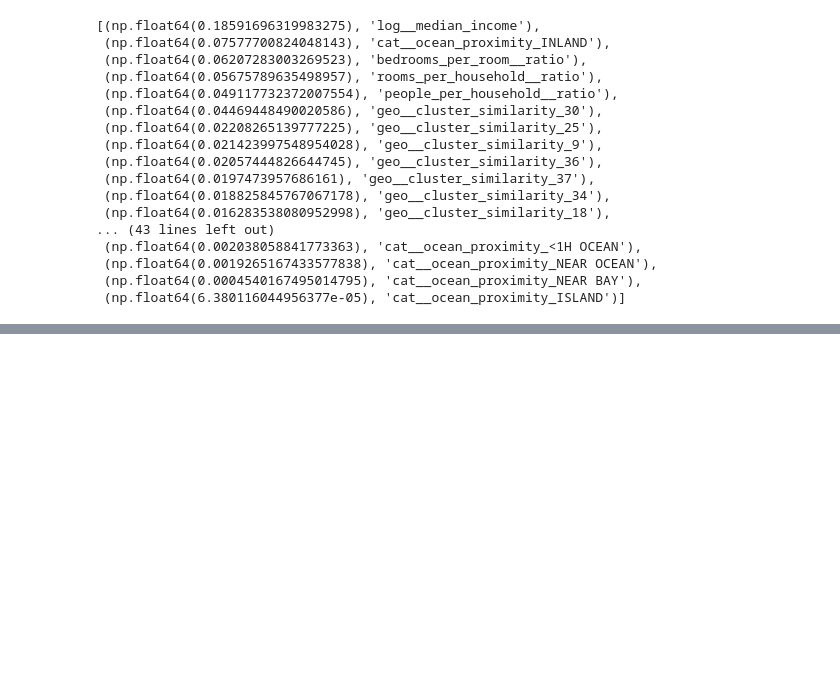
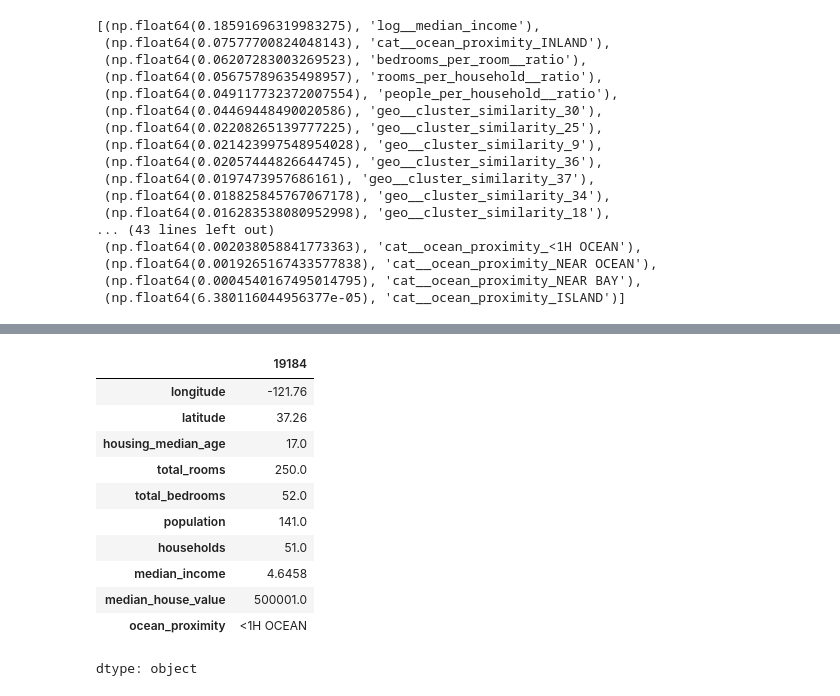
Before and after one commit to setyawanandrew74-pixel/MLops_Project_1, a Jupyter notebook: notebooks/data preparation final revisi.ipynb, the cells around one changed output, grey strips where cells are left out. Cells and saved outputs as stored; diff of their text form; code cells hidden in the pictures; blank space fills up the shorter version.

```diff
--- a/notebooks/data preparation final revisi.ipynb
+++ b/notebooks/data preparation final revisi.ipynb
@@ -486,0 +561,16 @@ sorted(zip(feature_importances,
+# %%
+#Data error terbesar
+housing.iloc[9125]
+# %% [output]
+|  | 19184 |
+| longitude | -121.76 |
+| latitude | 37.26 |
+| housing_median_age | 17.0 |
+| total_rooms | 250.0 |
+| total_bedrooms | 52.0 |
+| population | 141.0 |
+| households | 51.0 |
+| median_income | 4.6458 |
+| median_house_value | 500001.0 |
+| ocean_proximity | <1H OCEAN |
+dtype: object
```
Also changed, not shown: parts of 14 cells of this notebook.
